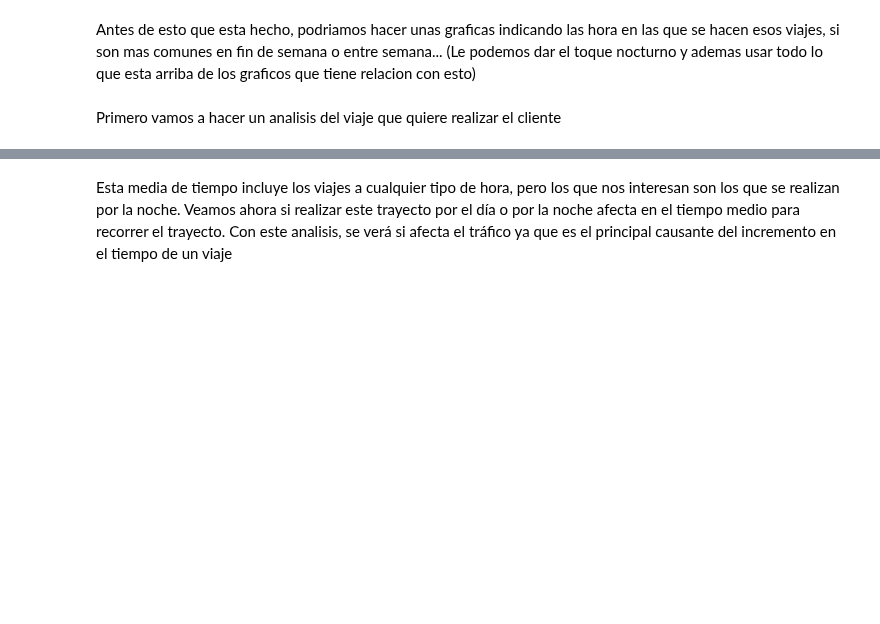
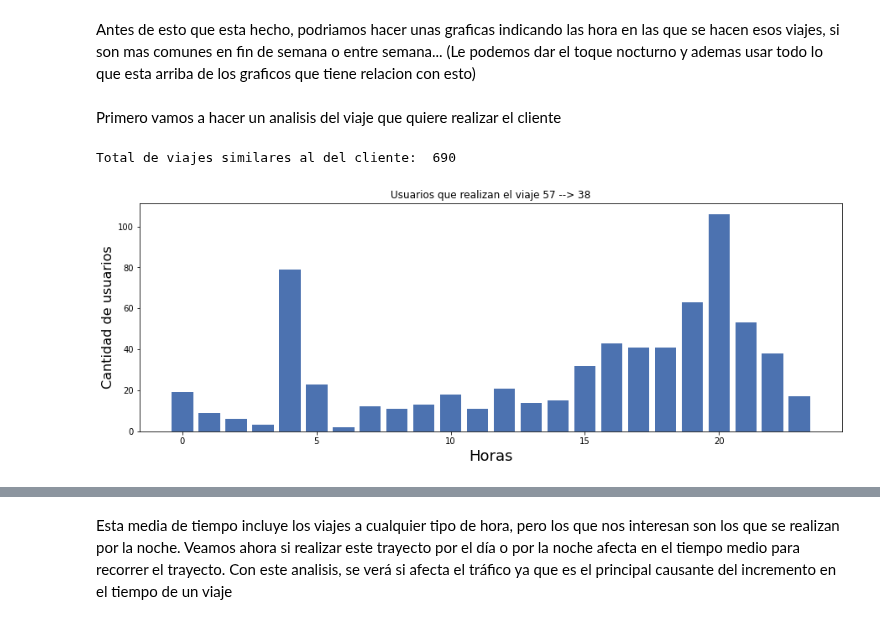
Before and after one commit to ParalelaUCM/biciMAD, a Jupyter notebook: PracticaSpark_BiciMad.ipynb, the cells around one changed output, grey strips where cells are left out. Drawn from its saved outputs; the diff is of its cells as text; code cells hidden in the pictures; blank space fills up the shorter version.

```diff
--- a/PracticaSpark_BiciMad.ipynb
+++ b/PracticaSpark_BiciMad.ipynb
@@ -801,19 +793,23 @@ Antes de esto que esta hecho, podriamos hacer unas graficas indicando las hora e
 # %% [markdown]
 Primero vamos a hacer un analisis del viaje que quiere realizar el cliente
 # %%
-rddInvierno_viaje = rdd_usages['2019_01a06'].filter(lambda x: x['start'] == int(origen) and x['end'] == int(destino))
-print('Total de viajes similares al del cliente: ', rddInvierno_viaje.count())
+rdd_viaje= rdd_usages['2019_01a06'].filter(lambda x: x['start'] == int(origen) and x['end'] == int(destino))
+print('Total de viajes similares al del cliente: ', rdd_viaje.count())
+# %% [output]
+Total de viajes similares al del cliente:  690
 # %%
 #Veamos cuales son las horas mas comunes para realizar este tipo de viaje.
 #fig = plt.figure()
-dicc = rddInvierno_viaje.map(lambda x: (int(x['hour'][0:2]), 1)).countByKey()
+dicc = rdd_viaje.map(lambda x: (int(x['hour'][0:2]), 1)).countByKey()
 dicc_list = sorted(dicc.keys())
 plt.figure(figsize=(15,5))
-plt.title("Usuarios que realizan el viaje "+origen+ " --> "+destino )
+plt.title("Usuarios que realizan el viaje "+origen+ " --> "+destino)
 plt.bar(dicc.keys(), dicc.values())
 plt.xlabel('Horas', fontsize=18)
 plt.ylabel('Cantidad de usuarios', fontsize=16)
 plt.show()
 #plt.xticks(dicc.keys(), dicc_list) No he conseguido que se ponga el numero en todos los contenedores
+# %% [output]
+[figure, added]
 # %%
 #Veamos si hay alguna diferencia en el tipo de usuarios que han realizado el viaje
```
Also changed, not shown: parts of 21 cells of this notebook.
